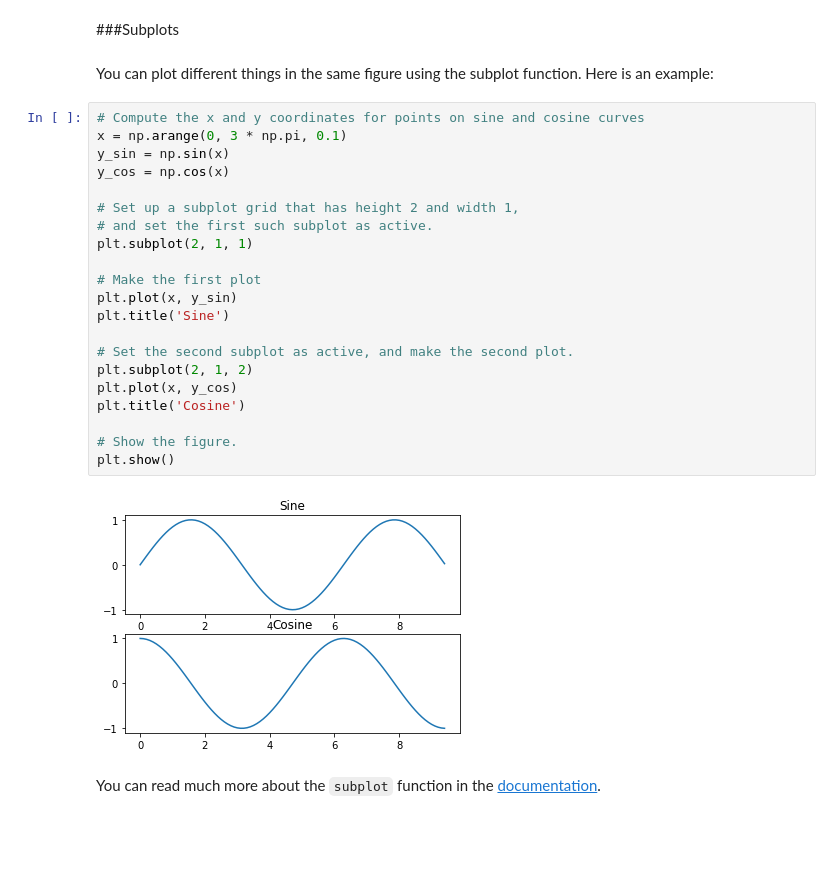
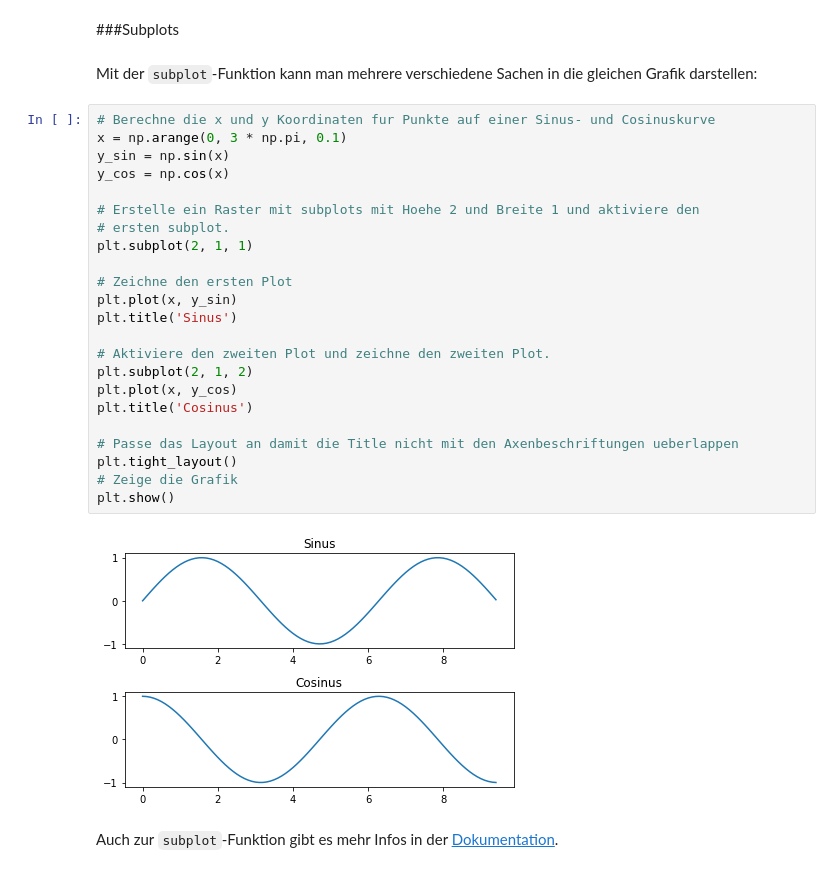
Before and after one commit to DSA-Kurs11-2021/python-intro, a Jupyter notebook: python-colab.ipynb, the cells around one changed output. Drawn from its saved outputs; the diff is of its cells as text; blank space fills up the shorter version.

```diff
--- a/python-colab.ipynb
+++ b/python-colab.ipynb
@@ -967,29 +971,31 @@ plt.legend(['Sine', 'Cosine'])
 # %% [markdown]
 ###Subplots
-# %% [markdown]
-You can plot different things in the same figure using the subplot function. Here is an example:
+# %% [markdown]
+Mit der `subplot`-Funktion kann man mehrere verschiedene Sachen in die gleichen Grafik darstellen:
 # %%
-# Compute the x and y coordinates for points on sine and cosine curves
+# Berechne die x und y Koordinaten fur Punkte auf einer Sinus- und Cosinuskurve
 x = np.arange(0, 3 * np.pi, 0.1)
 y_sin = np.sin(x)
 y_cos = np.cos(x)
 
-# Set up a subplot grid that has height 2 and width 1,
-# and set the first such subplot as active.
+# Erstelle ein Raster mit subplots mit Hoehe 2 und Breite 1 und aktiviere den
+# ersten subplot.
 plt.subplot(2, 1, 1)
 
-# Make the first plot
+# Zeichne den ersten Plot
 plt.plot(x, y_sin)
-plt.title('Sine')
+plt.title('Sinus')
 
-# Set the second subplot as active, and make the second plot.
+# Aktiviere den zweiten Plot und zeichne den zweiten Plot.
 plt.subplot(2, 1, 2)
 plt.plot(x, y_cos)
-plt.title('Cosine')
+plt.title('Cosinus')
 
-# Show the figure.
+# Passe das Layout an damit die Title nicht mit den Axenbeschriftungen ueberlappen
+plt.tight_layout()
+# Zeige die Grafik
 plt.show()
 # %% [output]
-[figure, old version]
+[figure, new version]
 # %% [markdown]
-You can read much more about the `subplot` function in the [documentation](http://matplotlib.org/api/pyplot_api.html#matplotlib.pyplot.subplot).
+Auch zur `subplot`-Funktion gibt es mehr Infos in der [Dokumentation](http://matplotlib.org/api/pyplot_api.html#matplotlib.pyplot.subplot).
```
Also changed, not shown: parts of 59 cells of this notebook.
